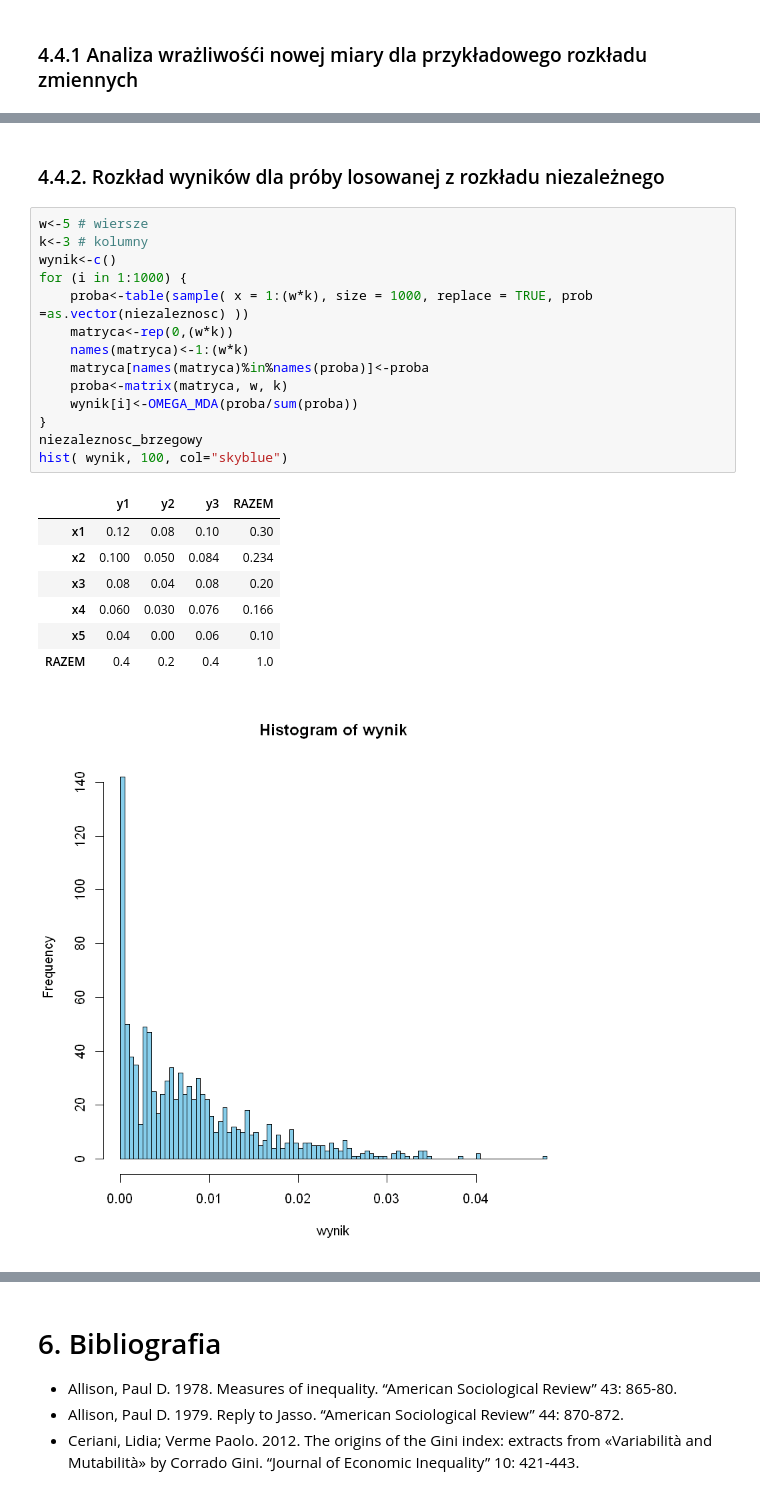
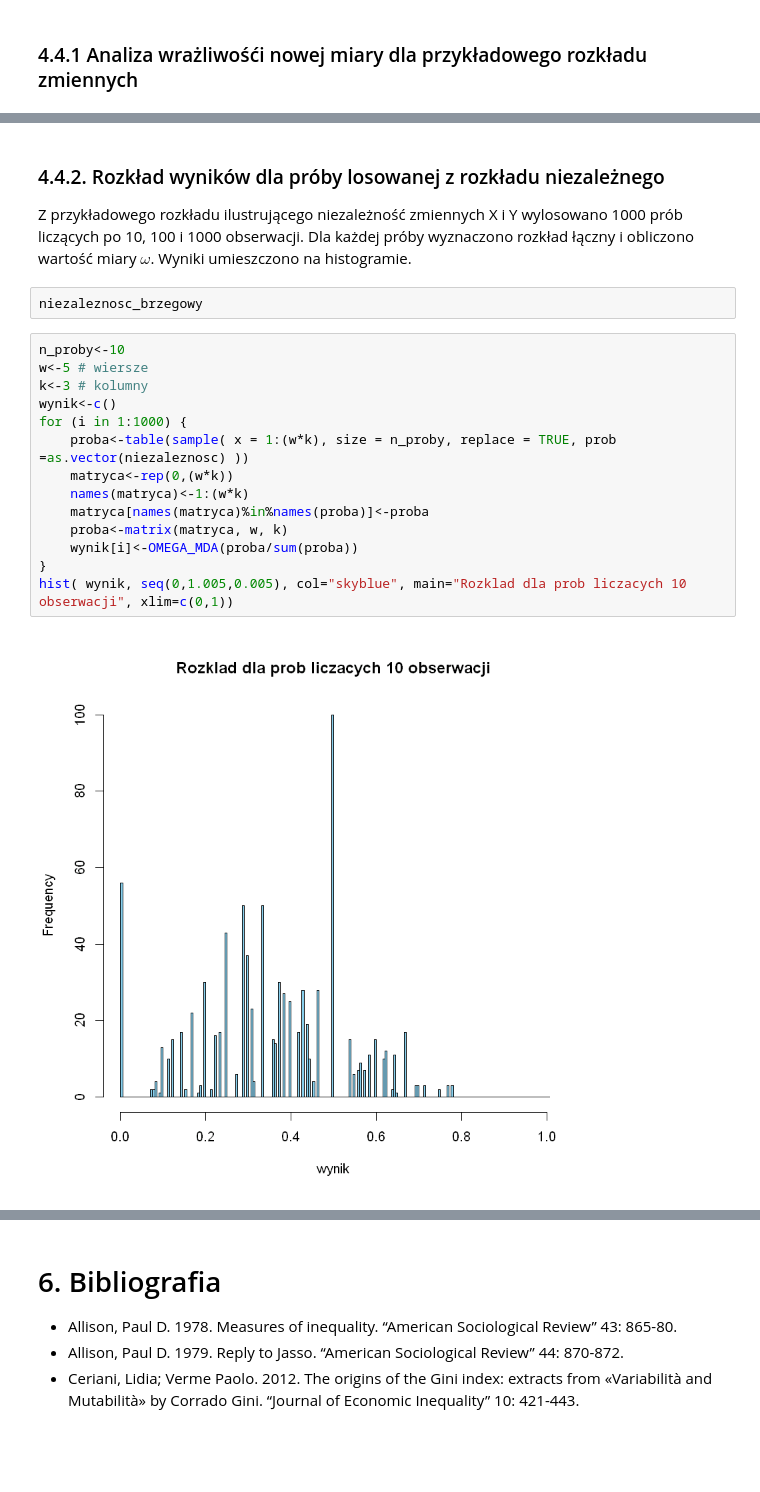
Before and after one commit to zmar/OMEGA_MDA, a Jupyter notebook: OMEGA_MDA.ipynb, the cells around one changed output, grey strips where cells are left out. Cells and saved outputs as stored; diff of their text form; blank space fills up the shorter version.

```diff
--- a/OMEGA_MDA.ipynb
+++ b/OMEGA_MDA.ipynb
@@ -784,26 +839,23 @@ In title(...): niepowodzenie konwersji 'Ď‰' w 'mbcsToSbcs': kropka zastąpion
-# %% [markdown]
-### 4.4.2. Rozkład wyników dla próby losowanej z rozkładu niezależnego
+# %% [markdown]
+### 4.4.2. Rozkład wyników dla próby losowanej z rozkładu niezależnego
+
+Z przykładowego rozkładu ilustrującego niezależność zmiennych X i Y wylosowano 1000 prób liczących po 10, 100 i 1000 obserwacji. Dla każdej próby wyznaczono rozkład łączny i obliczono wartość miary $\omega$. Wyniki umieszczono na histogramie.
+# %%
+niezaleznosc_brzegowy
 # %%
+n_proby<-10
 w<-5 # wiersze
 k<-3 # kolumny
 wynik<-c()
 for (i in 1:1000) {
-    proba<-table(sample( x = 1:(w*k), size = 1000, replace = TRUE, prob =as.vector(niezaleznosc) ))
+    proba<-table(sample( x = 1:(w*k), size = n_proby, replace = TRUE, prob =as.vector(niezaleznosc) ))
     matryca<-rep(0,(w*k))
     names(matryca)<-1:(w*k)
     matryca[names(matryca)%in%names(proba)]<-proba
     proba<-matrix(matryca, w, k)
     wynik[i]<-OMEGA_MDA(proba/sum(proba))
 }
-niezaleznosc_brzegowy
-hist( wynik, 100, col="skyblue")
+hist( wynik, seq(0,1.005,0.005), col="skyblue", main="Rozklad dla prob liczacych 10 obserwacji", xlim=c(0,1))
 # %% [output]
-|  | y1 | y2 | y3 | RAZEM |
-| x1 | 0.12 | 0.08 | 0.10 | 0.30 |
-| x2 | 0.100 | 0.050 | 0.084 | 0.234 |
-| x3 | 0.08 | 0.04 | 0.08 | 0.20 |
-| x4 | 0.060 | 0.030 | 0.076 | 0.166 |
-| x5 | 0.04 | 0.00 | 0.06 | 0.10 |
-| RAZEM | 0.4 | 0.2 | 0.4 | 1.0 |
-[figure, old version]
+[figure, new version]
 # %%
```
Also changed, not shown: parts of 49 cells of this notebook.
